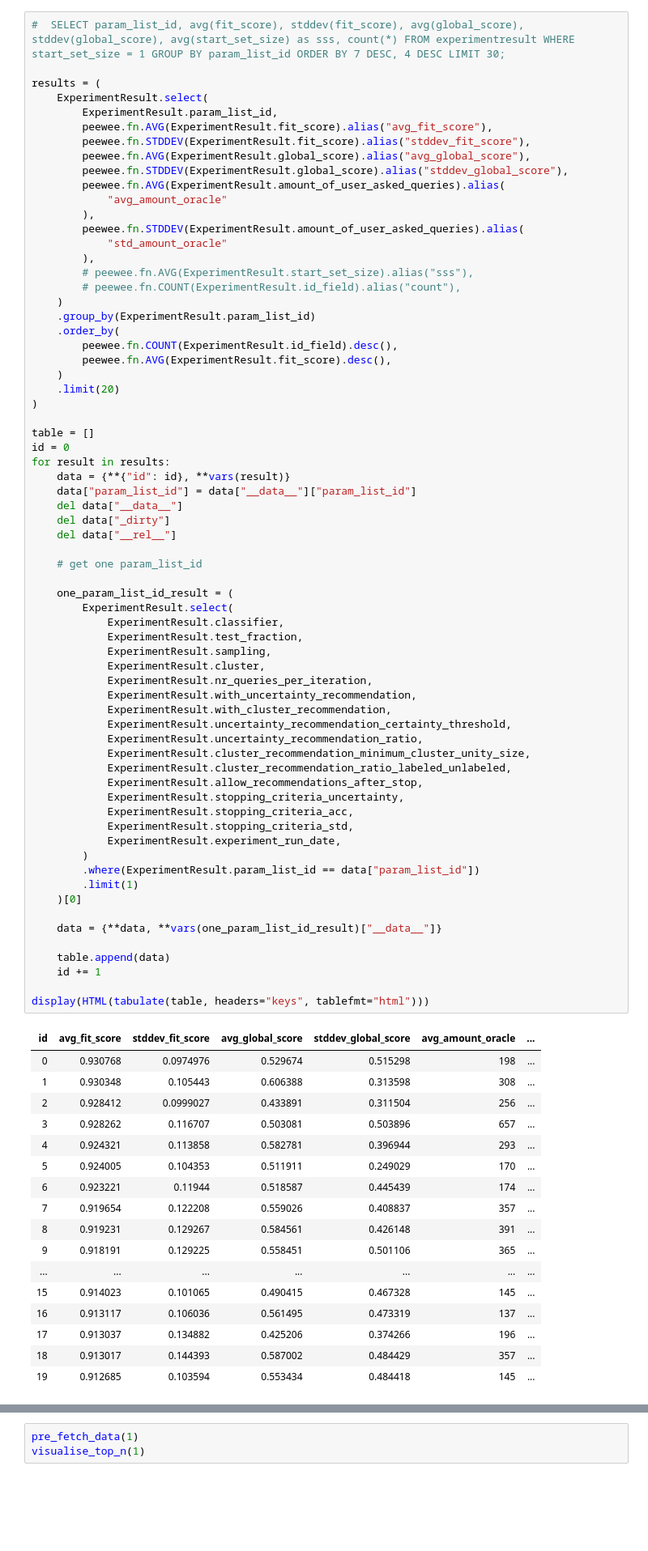
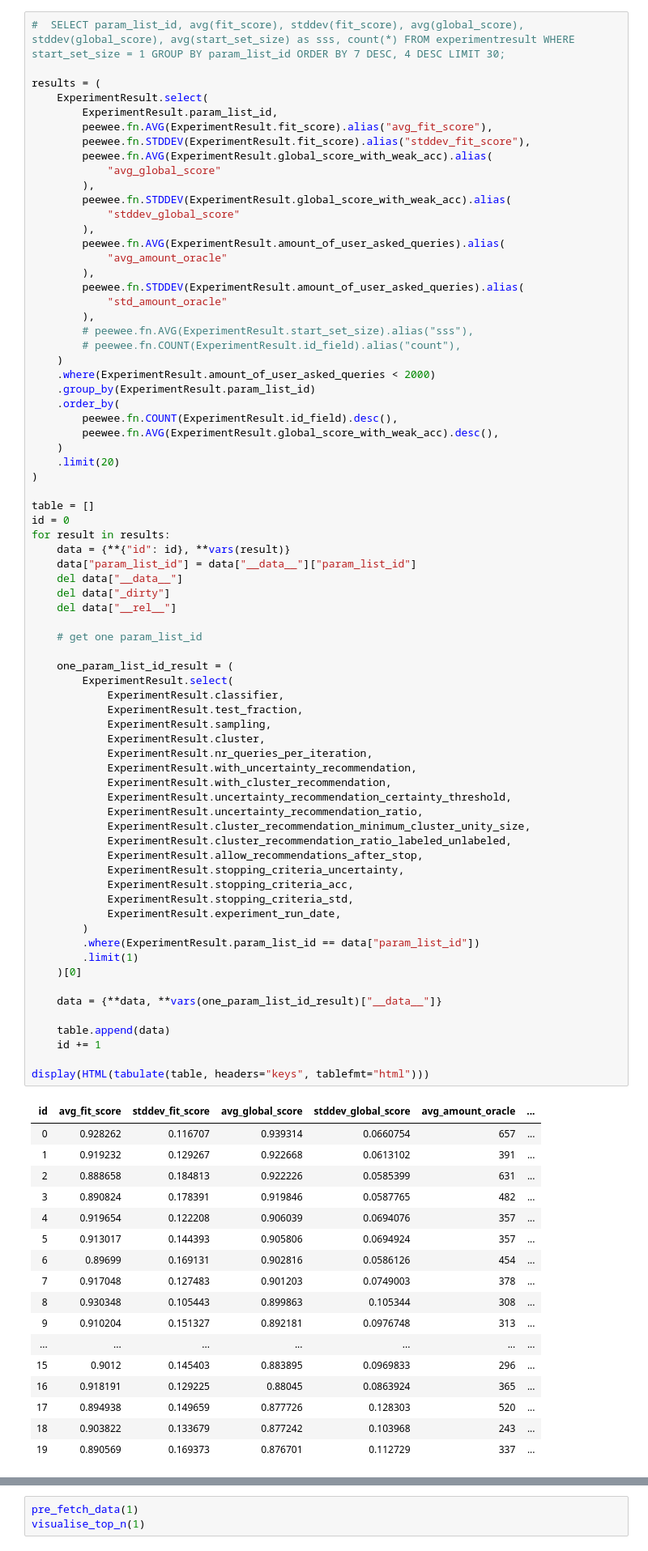
Before and after one commit to jgonsior/DS20-WeakAL, a Jupyter notebook: display_random_search_results.ipynb, the cells around one changed output, grey strips where cells are left out. Shown at 81% size. Cells and saved outputs as stored; diff of their text form; blank space fills up the shorter version.

```diff
--- a/display_random_search_results.ipynb
+++ b/display_random_search_results.ipynb
@@ -85,8 +82,12 @@ results = (
         ExperimentResult.param_list_id,
         peewee.fn.AVG(ExperimentResult.fit_score).alias("avg_fit_score"),
         peewee.fn.STDDEV(ExperimentResult.fit_score).alias("stddev_fit_score"),
-        peewee.fn.AVG(ExperimentResult.global_score).alias("avg_global_score"),
-        peewee.fn.STDDEV(ExperimentResult.global_score).alias("stddev_global_score"),
+        peewee.fn.AVG(ExperimentResult.global_score_with_weak_acc).alias(
+            "avg_global_score"
+        ),
+        peewee.fn.STDDEV(ExperimentResult.global_score_with_weak_acc).alias(
+            "stddev_global_score"
+        ),
         peewee.fn.AVG(ExperimentResult.amount_of_user_asked_queries).alias(
             "avg_amount_oracle"
         ),
@@ -96,10 +97,11 @@ results = (
         # peewee.fn.AVG(ExperimentResult.start_set_size).alias("sss"),
         # peewee.fn.COUNT(ExperimentResult.id_field).alias("count"),
     )
+    .where(ExperimentResult.amount_of_user_asked_queries < 2000)
     .group_by(ExperimentResult.param_list_id)
     .order_by(
         peewee.fn.COUNT(ExperimentResult.id_field).desc(),
-        peewee.fn.AVG(ExperimentResult.fit_score).desc(),
+        peewee.fn.AVG(ExperimentResult.global_score_with_weak_acc).desc(),
     )
     .limit(20)
 )
@@ -119,49 +121,49 @@ for result in results:
         ExperimentResult.select(
             ExperimentResult.classifier,
             ExperimentResult.test_fraction,
             ExperimentResult.sampling,
             ExperimentResult.cluster,
             ExperimentResult.nr_queries_per_iteration,
             ExperimentResult.with_uncertainty_recommendation,
             ExperimentResult.with_cluster_recommendation,
             ExperimentResult.uncertainty_recommendation_certainty_threshold,
             ExperimentResult.uncertainty_recommendation_ratio,
             ExperimentResult.cluster_recommendation_minimum_cluster_unity_size,
             ExperimentResult.cluster_recommendation_ratio_labeled_unlabeled,
             ExperimentResult.allow_recommendations_after_stop,
             ExperimentResult.stopping_criteria_uncertainty,
             ExperimentResult.stopping_criteria_acc,
             ExperimentResult.stopping_criteria_std,
             ExperimentResult.experiment_run_date,
         )
         .where(ExperimentResult.param_list_id == data["param_list_id"])
         .limit(1)
     )[0]
 
     data = {**data, **vars(one_param_list_id_result)["__data__"]}
 
     table.append(data)
     id += 1
 
 display(HTML(tabulate(table, headers="keys", tablefmt="html")))
 # %% [output]
 | id | avg_fit_score | stddev_fit_score | avg_global_score | stddev_global_score | avg_amount_oracle | ... |
-| 0 | 0.930768 | 0.0974976 | 0.529674 | 0.515298 | 198 | ... |
-| 1 | 0.930348 | 0.105443 | 0.606388 | 0.313598 | 308 | ... |
-| 2 | 0.928412 | 0.0999027 | 0.433891 | 0.311504 | 256 | ... |
-| 3 | 0.928262 | 0.116707 | 0.503081 | 0.503896 | 657 | ... |
-| 4 | 0.924321 | 0.113858 | 0.582781 | 0.396944 | 293 | ... |
-| 5 | 0.924005 | 0.104353 | 0.511911 | 0.249029 | 170 | ... |
-| 6 | 0.923221 | 0.11944 | 0.518587 | 0.445439 | 174 | ... |
-| 7 | 0.919654 | 0.122208 | 0.559026 | 0.408837 | 357 | ... |
-| 8 | 0.919231 | 0.129267 | 0.584561 | 0.426148 | 391 | ... |
-| 9 | 0.918191 | 0.129225 | 0.558451 | 0.501106 | 365 | ... |
+| 0 | 0.928262 | 0.116707 | 0.939314 | 0.0660754 | 657 | ... |
+| 1 | 0.919232 | 0.129267 | 0.922668 | 0.0613102 | 391 | ... |
+| 2 | 0.888658 | 0.184813 | 0.922226 | 0.0585399 | 631 | ... |
+| 3 | 0.890824 | 0.178391 | 0.919846 | 0.0587765 | 482 | ... |
+| 4 | 0.919654 | 0.122208 | 0.906039 | 0.0694076 | 357 | ... |
+| 5 | 0.913017 | 0.144393 | 0.905806 | 0.0694924 | 357 | ... |
+| 6 | 0.89699 | 0.169131 | 0.902816 | 0.0586126 | 454 | ... |
+| 7 | 0.917048 | 0.127483 | 0.901203 | 0.0749003 | 378 | ... |
+| 8 | 0.930348 | 0.105443 | 0.899863 | 0.105344 | 308 | ... |
+| 9 | 0.910204 | 0.151327 | 0.892181 | 0.0976748 | 313 | ... |
 | ... | ... | ... | ... | ... | ... | ... |
-| 15 | 0.914023 | 0.101065 | 0.490415 | 0.467328 | 145 | ... |
-| 16 | 0.913117 | 0.106036 | 0.561495 | 0.473319 | 137 | ... |
-| 17 | 0.913037 | 0.134882 | 0.425206 | 0.374266 | 196 | ... |
-| 18 | 0.913017 | 0.144393 | 0.587002 | 0.484429 | 357 | ... |
-| 19 | 0.912685 | 0.103594 | 0.553434 | 0.484418 | 145 | ... |
+| 15 | 0.9012 | 0.145403 | 0.883895 | 0.0969833 | 296 | ... |
+| 16 | 0.918191 | 0.129225 | 0.88045 | 0.0863924 | 365 | ... |
+| 17 | 0.894938 | 0.149659 | 0.877726 | 0.128303 | 520 | ... |
+| 18 | 0.903822 | 0.133679 | 0.877242 | 0.103968 | 243 | ... |
+| 19 | 0.890569 | 0.169373 | 0.876701 | 0.112729 | 337 | ... |
 # %%
 # SELECT id_field, param_list_id, dataset_path, start_set_size as sss, sampling, cluster, allow_recommendations_after_stop as SA, stopping_criteria_uncertainty as SCU, stopping_criteria_std as SCS, stopping_criteria_acc as SCA, amount_of_user_asked_queries as "#q", acc_test, fit_score, global_score_norm, thread_id, end_time from experimentresult where param_list_id='31858014d685a3f1ba3e4e32690ddfc3' order by end_time, fit_score desc, param_list_id;
 loaded_data = {}
```
Also changed, not shown: parts of 2 cells of this notebook, 5 other files.
